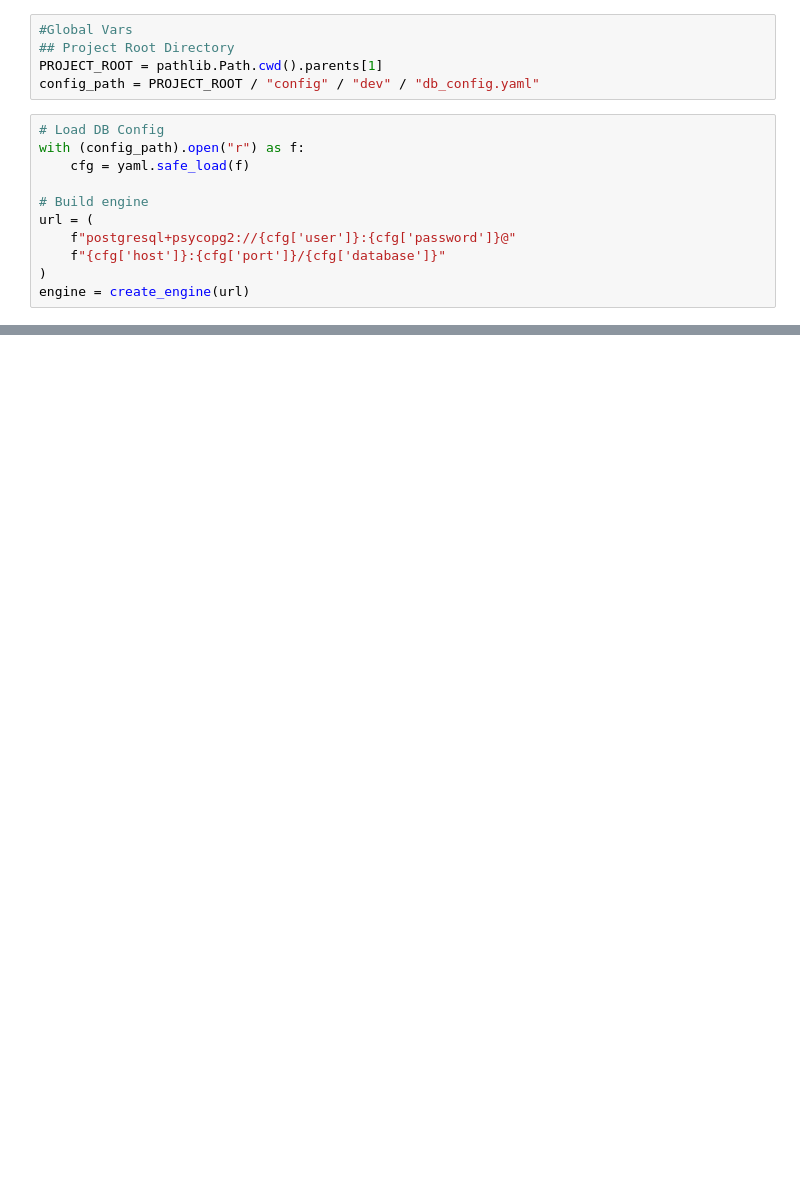
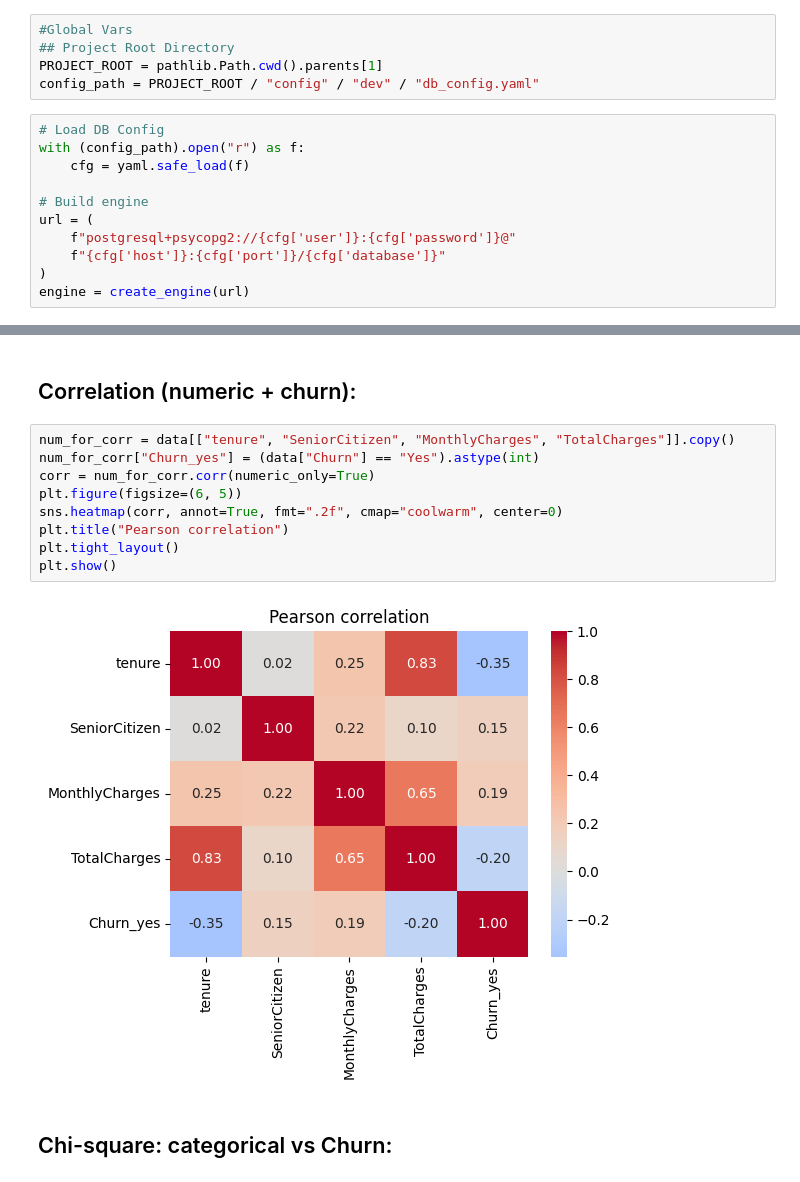
Before and after one commit to Hilary-Henshaw/dsp557-capstone-team5, a Jupyter notebook: notebooks/exploration/kn_data_exploration.ipynb, the cells around one changed output, grey strips where cells are left out. Drawn from its saved outputs; the diff is of its cells as text; blank space fills up the shorter version.

```diff
--- a/notebooks/exploration/kn_data_exploration.ipynb
+++ b/notebooks/exploration/kn_data_exploration.ipynb
@@ -53,0 +233,15 @@ Name: count, dtype: int64
+# %% [markdown]
+## Correlation (numeric + churn):
+# %%
+num_for_corr = data[["tenure", "SeniorCitizen", "MonthlyCharges", "TotalCharges"]].copy()
+num_for_corr["Churn_yes"] = (data["Churn"] == "Yes").astype(int)
+corr = num_for_corr.corr(numeric_only=True)
+plt.figure(figsize=(6, 5))
+sns.heatmap(corr, annot=True, fmt=".2f", cmap="coolwarm", center=0)
+plt.title("Pearson correlation")
+plt.tight_layout()
+plt.show()
+# %% [output]
+[figure, added]
+# %% [markdown]
+## Chi-square: categorical vs Churn:
```
Also changed, not shown: parts of 26 cells of this notebook, 6 other files.
